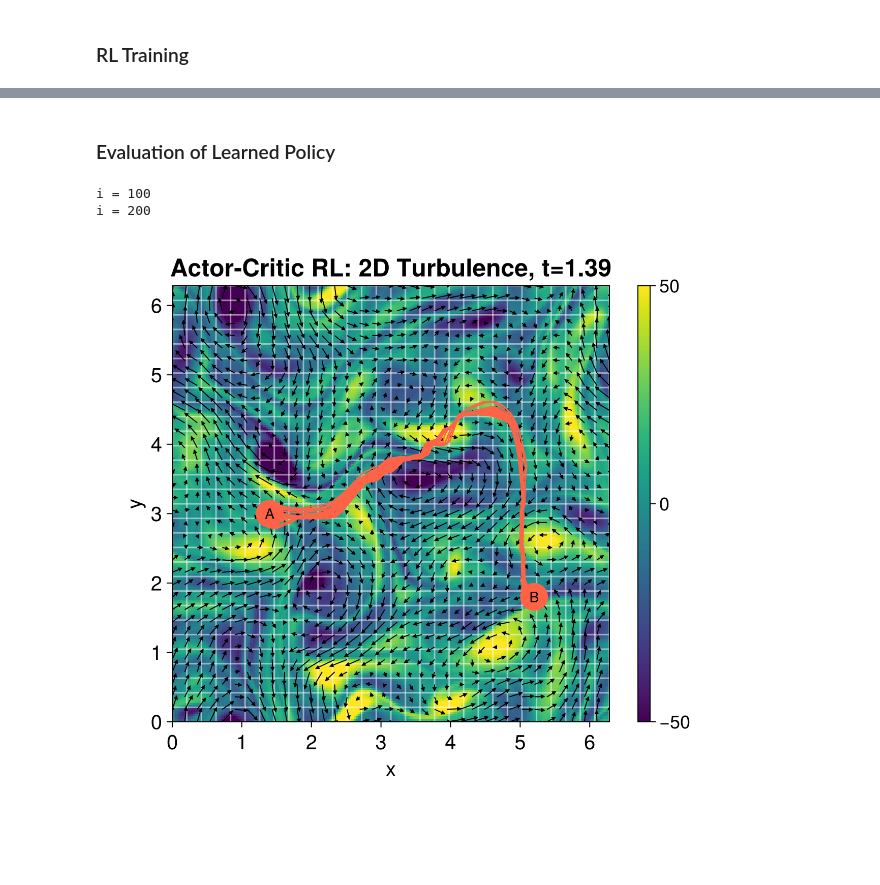
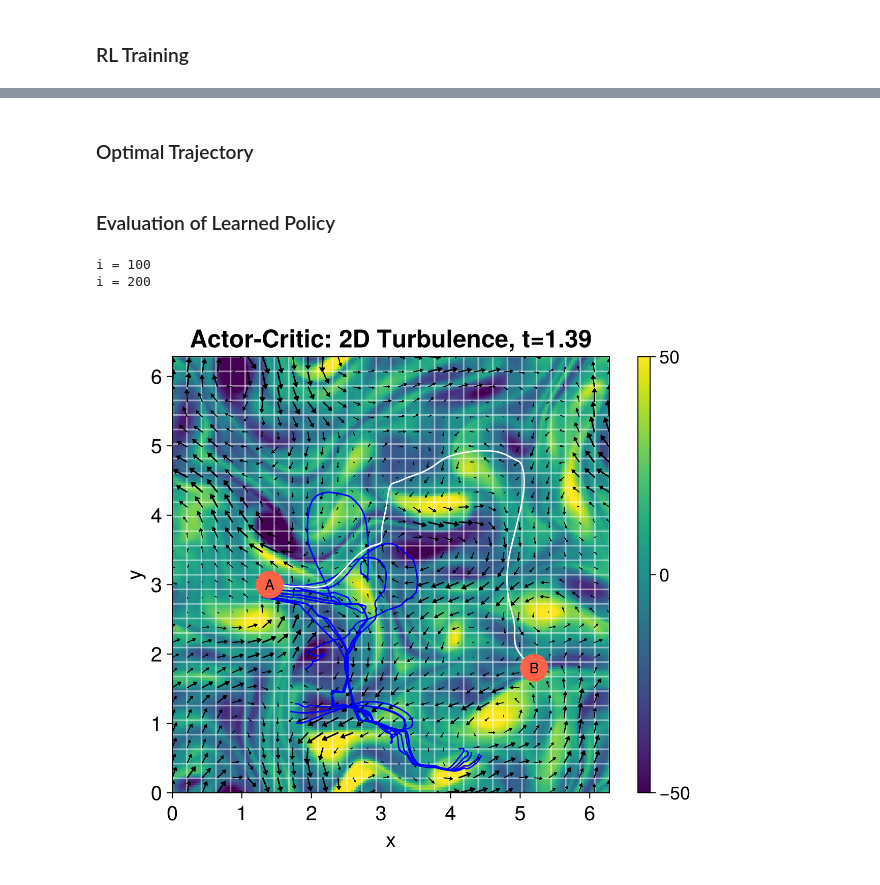
Before and after one commit to parfenyev/opt-navig, a Jupyter notebook: Reinforcement Learning/Actor-Critic/2D Turbulence/2d-turb-time.ipynb, the cells around one changed output, grey strips where cells are left out. Cells and saved outputs as stored; diff of their text form; code cells hidden in the pictures; blank space fills up the shorter version.

Commit message:
Actor-Critic: 2d-turb-time

```diff
--- a/Reinforcement Learning/Actor-Critic/2D Turbulence/2d-turb-time.ipynb
+++ b/Reinforcement Learning/Actor-Critic/2D Turbulence/2d-turb-time.ipynb
@@ -66,7 +66,7 @@ Va = 0.3*u0 # agent's velocity
 Na = 8 # number of actions
 
 n_episodes = 5000 # number of episodes for evaluation
-n_train = 500000 # number of episodes for training
+n_train = 100000 # number of episodes for training
 
 T_free = sqrt((xB-xA)^2+(yB-yA)^2)/Va
 T_max = 5*T_free
@@ -164,7 +163,7 @@ sx_B, sy_B = get_tile(xB, yB)
 
 for i in 1:N_tile
     for j in 1:N_tile
-        w[i,j]= -sqrt((i-sx_B)^2 + (j-sy_B)^2)*δ/Va + w_reward*T_free
+        w[i,j]= -sqrt((i-sx_B)^2 + (j-sy_B)^2)*δ/Va
     end
 end
 
@@ -182,17 +181,9 @@ for i in 1:n_train
     r_points = []
 
     # log to monitor training progress
-    if i%50000==0
+    if i%5000==0
         println("i=",i)
     end
-
-    #=
-    # adaptive learning rate
-    if i==20000
-        α_w = α_w/5
-        α_h = α_h/5
-    end
-    =#
 
     x_now, y_now = start_point()
     step = 0
@@ -200,7 +191,7 @@ for i in 1:n_train
     while (is_terminal(x_now, y_now)==false)&&(step*Δt<T_max)
         sx_now, sy_now = get_tile(x_now, y_now)
         θ_now = choose_action(sx_now,sy_now)
-        action_num = 4+round(Int, 4*θ_now/π)
+        action_num = round(Int,Na/2)+round(Int, Na*θ_now/(2*π))
 
         x_next, y_next = next_state(x_now, y_now, step*Δt, θ_now)
         step+=1
@@ -279,0 +258,2 @@ jldsave("./2d-turb-time-agent.jld"; h = h, w = w, rewards=r_tracks)
+# %% [markdown]
+### Optimal Trajectory
@@ -304,7 +329,7 @@ for i in 1:n_episodes
         push!(y_points_EV, y_now)
         push!(θ_points_EV, θ_now)
 
-        x_next, y_next = next_state(x_now, y_now, step*Δt, θ_now)
+        x_next, y_next = next_state_eval(x_now, y_now, step*Δt, θ_now)
         step+=1
 
         reward = -Δt + w_reward*(sqrt((xB-x_now)^2+(yB-y_now)^2)/Va - sqrt((xB-x_next)^2+(yB-y_next)^2)/Va)
@@ -343,22 +368,25 @@ xs = range(0, L, length=200)
 ys = range(0, L, length=200)
 zs = @lift([vort(x,y, $tau) for x in xs, y in ys])
 
-xs2 = LinRange(0, L, 36)
-ys2 = LinRange(0, L, 36)
+xs2 = LinRange(0, L, N_tile)
+ys2 = LinRange(0, L, N_tile)
 us2 = @lift([velX(x,y, $tau) for x in xs2, y in ys2])
 vs2 = @lift([velY(x,y, $tau) for x in xs2, y in ys2])
 
 points_list = Any[]
+opt_list = Any[]
 
-for p in 1:30
+for p in 1:10
     points = Observable(Point2f[(xA, yA)])
     push!(points_list, points)
 end
 
+push!(opt_list, Observable(Point2f[(xA, yA)]))
+
 fig = Figure(size = (600, 550))
 
 ax = Axis(fig[1, 1],
-    title = @lift("Actor-Critic RL: 2D Turbulence, t="*@sprintf("%.2f", $tau)), titlesize=24,
+    title = @lift("Actor-Critic: 2D Turbulence, t="*@sprintf("%.2f", $tau)), titlesize=24,
     xlabel = "x", xlabelsize=20, xticklabelsize=20,
     ylabel = "y", ylabelsize=20, yticklabelsize=20,
     aspect = 1, limits = ((0, L), (0,L))
@@ -369,36 +397,46 @@ Colorbar(fig[:, end+1], hm, ticklabelsize=18)
 
 hlines!(ax, LinRange(0, L, N_tile+1), color=:white, alpha=0.5)
 vlines!(ax, LinRange(0, L, N_tile+1), color=:white, alpha=0.5)
 
-arrows!(ax, xs2, ys2, us2, vs2, arrowsize = 6, lengthscale = 0.02,)
+arrows2d!(ax, xs2, ys2, us2, vs2, lengthscale = 0.02, tiplength=4, tipwidth=6,
+            shaftwidth=1.5)
 
-for p in 1:30
-    success_EV[p]==1 ? c=:tomato : c=:white
-    lines!(ax, points_list[p], color=c)
+for p in 1:10
+    lines!(ax, points_list[p], color=:blue)
 end
+
+lines!(ax, opt_list[1], color=:white)
 
 poly!(ax, Circle(Point2f(xA, yA), rA), color = :tomato)
 text!(xA, yA, text = "A", align = (:center, :center))
 
 poly!(ax, Circle(Point2f(xB, yB), rB), color = :tomato)
 text!(xB, yB, text = "B", align = (:center, :center))
 
 frames = 1:200
 
 record(fig, "2d-turb-time -- tracks.mp4", frames; framerate = 20) do i
     mod(i, 100) == 0 && @show i
     frame[] = i
     for (idx, points) in enumerate(points_list)
         if i<=length(x_tracks_EV[idx])
             new_point = Point2f(x_tracks_EV[idx][i], y_tracks_EV[idx][i])
             points[] = push!(points[], new_point)
         end
     end
+    # optimal trajectory
+    for (idx, points) in enumerate(opt_list)
+        if i<=length(x_opt_track[idx])
+            new_point = Point2f(x_opt_track[idx][i], y_opt_track[idx][i])
+            points[] = push!(points[], new_point)
+        end
+    end
 end
 
+save("2d-turb-time + tracks.pdf", fig)
 fig
 # %% [output]
 i = 100
 i = 200
-[figure, old version]
+[figure, new version]
 # %%
```
Also changed, not shown: parts of 7 cells of this notebook, 6 other files.
